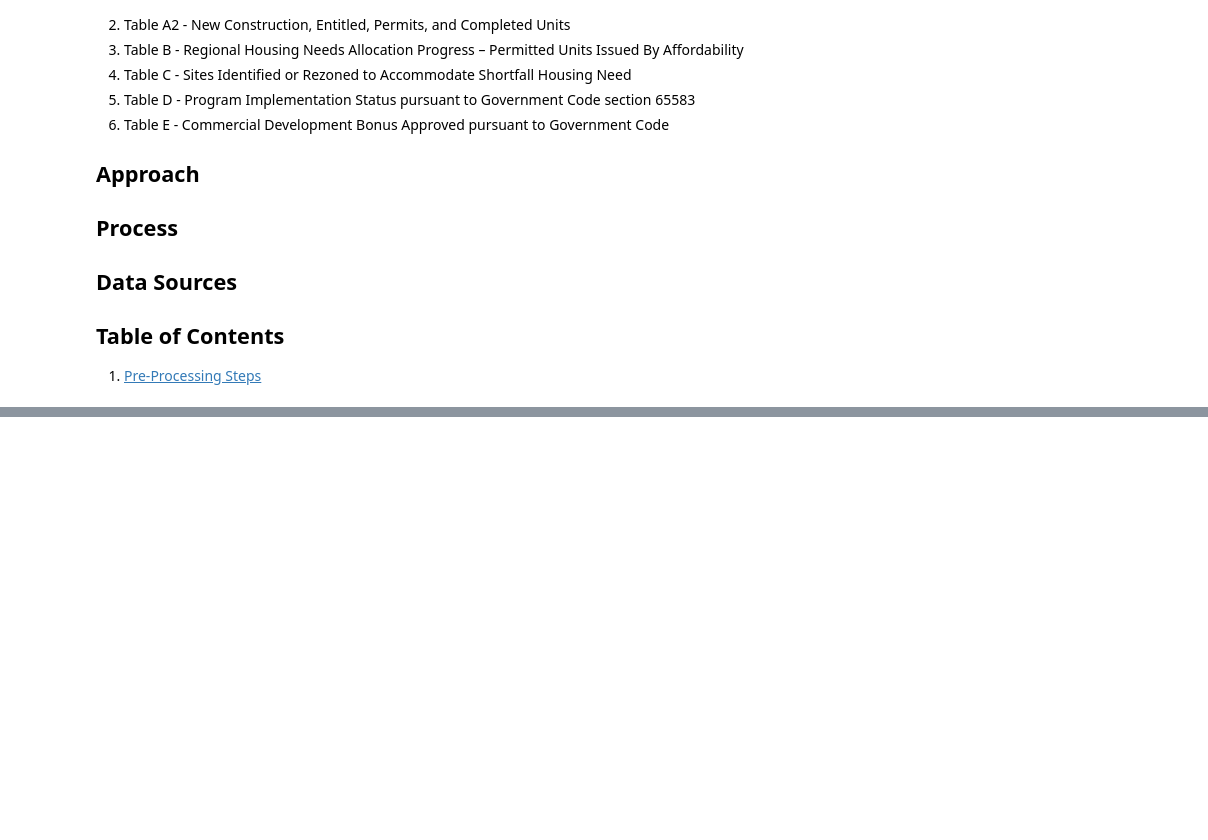
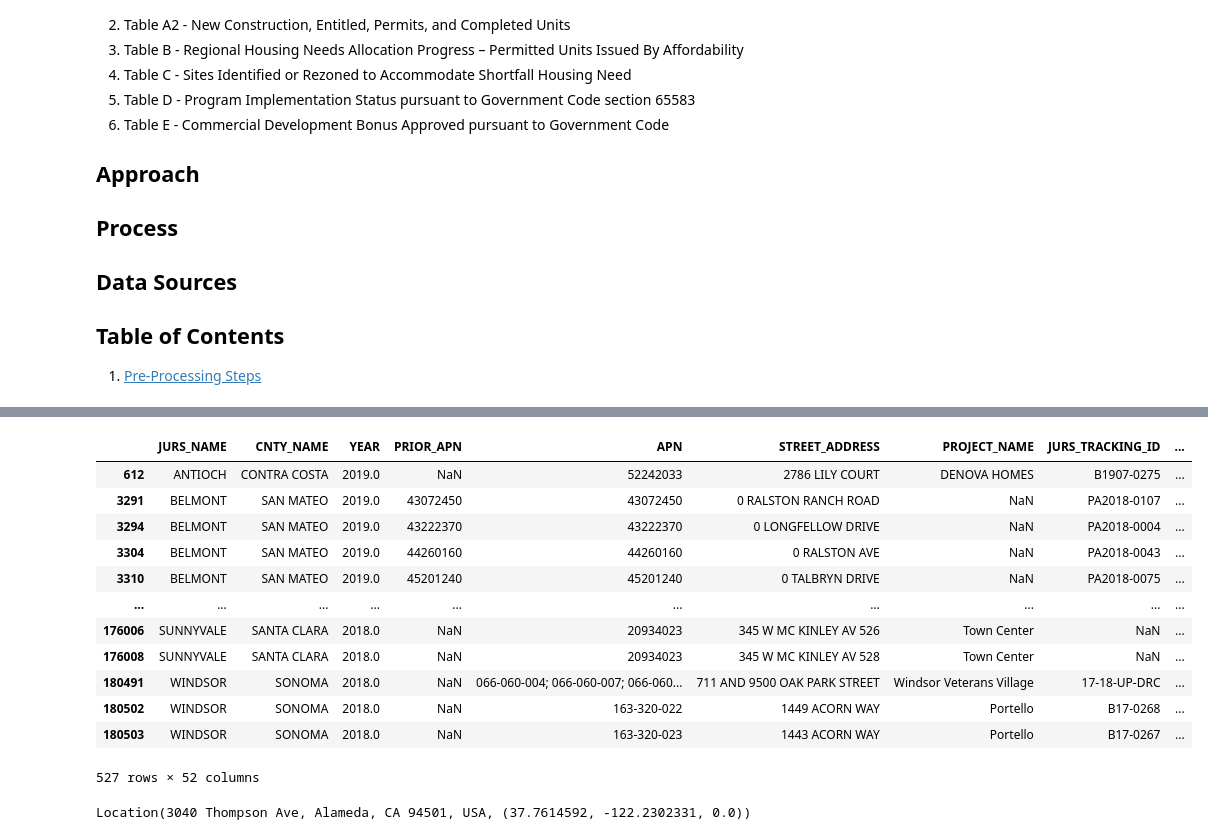
Before and after one commit to BayAreaMetro/MTCDataModel, a Jupyter notebook: Project-Documentation/hcd/HCD Annual Progress Report Data Processing 2018-2019.ipynb, the cells around one changed output, grey strips where cells are left out. Drawn from its saved outputs; the diff is of its cells as text; code cells hidden in the pictures; blank space fills up the shorter version.

```diff
--- a/Project-Documentation/hcd/HCD Annual Progress Report Data Processing 2018-2019.ipynb
+++ b/Project-Documentation/hcd/HCD Annual Progress Report Data Processing 2018-2019.ipynb
@@ -85,0 +536,9 @@ os.listdir(os.path.join(work_dir,
+# %%
+#Create concatenated address field
+apr_bay_area['MTC_ADDRESS_FULL'] =  (apr_bay_area['STREET_ADDRESS_FMT'] +
+                                         ', ' +
+                                         apr_bay_area['JURS_NAME'] +
+                                        ', ' +
+                                        'CA ' +
+                                        apr_bay_area['MTC_ZIP'].fillna('') +
+                                        ', USA')
@@ -85,0 +588,3 @@ os.listdir(os.path.join(work_dir,
+# %%
+#Create a geo locator
+g = GoogleV3(api_key=google_api_key)
@@ -85,0 +593,3 @@ os.listdir(os.path.join(work_dir,
+# %%
+#Use a rate limiter
+geocode = RateLimiter(g.geocode, min_delay_seconds=.25, error_wait_seconds=1)
@@ -85,0 +599,28 @@ os.listdir(os.path.join(work_dir,
+# %%
+#Create a location column with geolocator
+tqdm.pandas()
+bound_box = [Point(38.864245, -123.632497), Point(36.893329, -121.208156)]
+apr_bay_area['location'] = apr_bay_area['MTC_ADDRESS_FULL'].progress_apply(partial(geocode,
+                                                                          components={"country": "USA"},
+                                                                          bounds=bound_box),
+                                                                          timeout=1000)
+# %%
+apr_bay_area[apr_bay_area['location'].isnull()]
+# %% [output]
+|  | JURS_NAME | CNTY_NAME | YEAR | PRIOR_APN | APN | STREET_ADDRESS | PROJECT_NAME | JURS_TRACKING_ID | ... |
+| 612 | ANTIOCH | CONTRA COSTA | 2019.0 | NaN | 52242033 | 2786 LILY COURT | DENOVA HOMES | B1907-0275 | ... |
+| 3291 | BELMONT | SAN MATEO | 2019.0 | 43072450 | 43072450 | 0 RALSTON RANCH ROAD | NaN | PA2018-0107 | ... |
+| 3294 | BELMONT | SAN MATEO | 2019.0 | 43222370 | 43222370 | 0 LONGFELLOW DRIVE | NaN | PA2018-0004 | ... |
+| 3304 | BELMONT | SAN MATEO | 2019.0 | 44260160 | 44260160 | 0 RALSTON AVE | NaN | PA2018-0043 | ... |
+| 3310 | BELMONT | SAN MATEO | 2019.0 | 45201240 | 45201240 | 0 TALBRYN DRIVE | NaN | PA2018-0075 | ... |
+| ... | ... | ... | ... | ... | ... | ... | ... | ... | ... |
+| 176006 | SUNNYVALE | SANTA CLARA | 2018.0 | NaN | 20934023 | 345 W MC KINLEY AV 526 | Town Center | NaN | ... |
+| 176008 | SUNNYVALE | SANTA CLARA | 2018.0 | NaN | 20934023 | 345 W MC KINLEY AV 528 | Town Center | NaN | ... |
+| 180491 | WINDSOR | SONOMA | 2018.0 | NaN | 066-060-004; 066-060-007; 066-060... | 711 AND 9500 OAK PARK STREET | Windsor Veterans Village | 17-18-UP-DRC | ... |
+| 180502 | WINDSOR | SONOMA | 2018.0 | NaN | 163-320-022 | 1449 ACORN WAY | Portello | B17-0268 | ... |
+| 180503 | WINDSOR | SONOMA | 2018.0 | NaN | 163-320-023 | 1443 ACORN WAY | Portello | B17-0267 | ... |
+527 rows × 52 columns
+# %%
+apr_bay_area['location'].iloc[0]
+# %% [output]
+Location(3040 Thompson Ave, Alameda, CA 94501, USA, (37.7614592, -122.2302331, 0.0))
```
Also changed, not shown: parts of 48 cells of this notebook.
